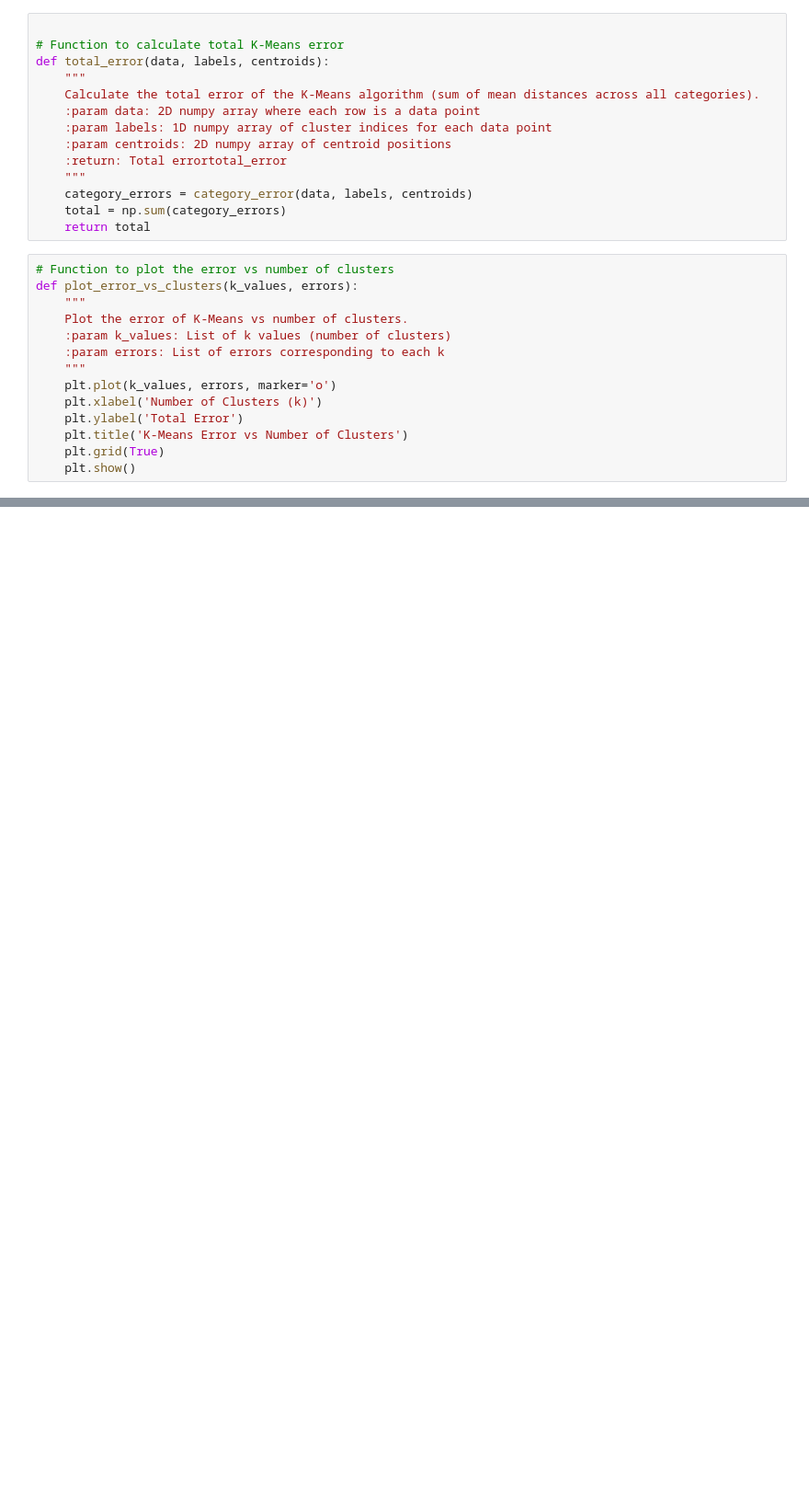
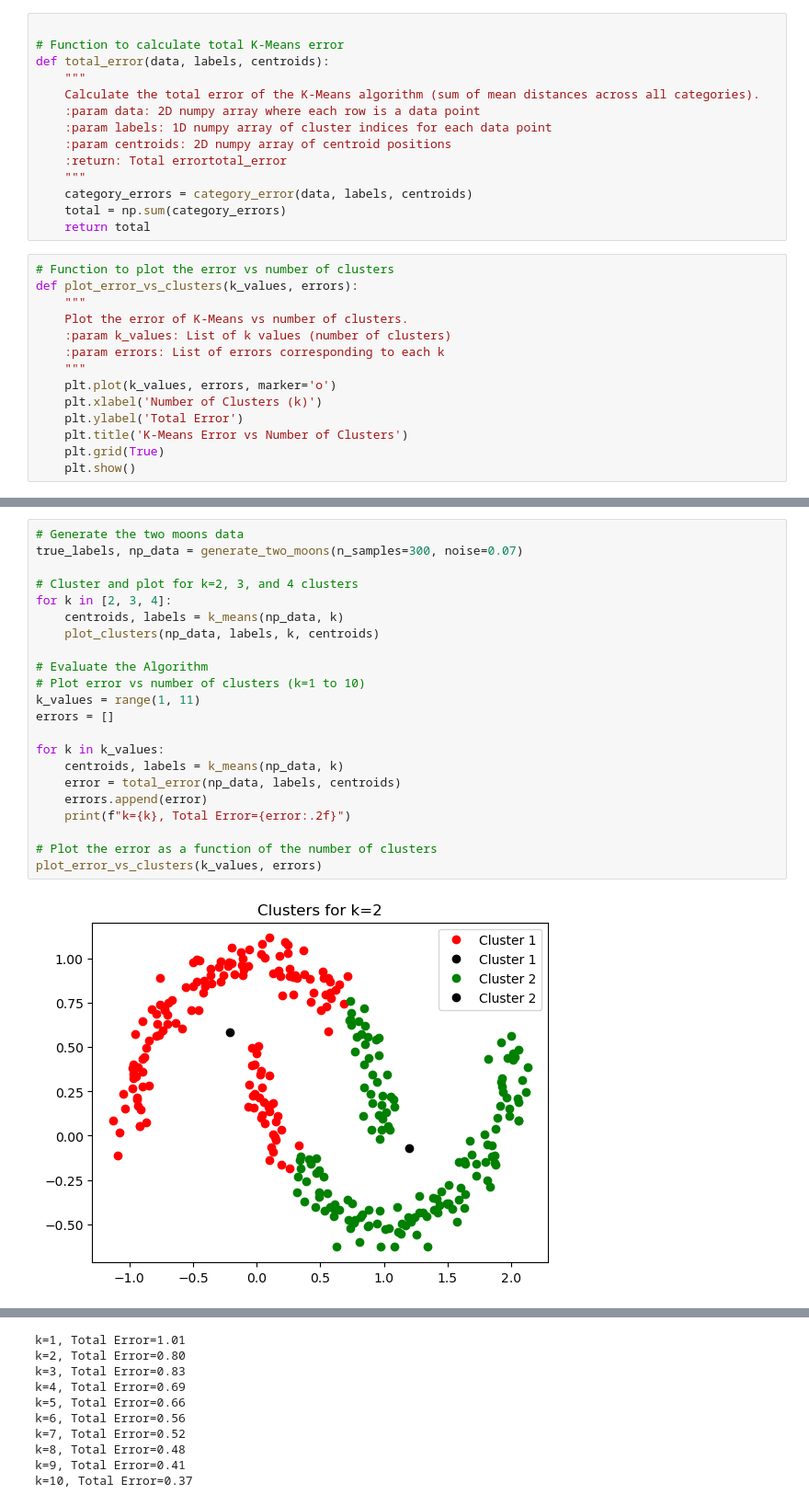
Before and after one commit to mmahdin/Computational-Intelligence-EE-AUT, a Jupyter notebook: lab/4/main.ipynb, the cells around one changed output, grey strips where cells are left out. Shown at 92% size. Drawn from its saved outputs; the diff is of its cells as text; blank space fills up the shorter version.

Commit message:
lab4 -> two moons

```diff
--- a/lab/4/main.ipynb
+++ b/lab/4/main.ipynb
@@ -188,0 +231,24 @@ plot_error_vs_clusters(k_values, errors)
+# %%
+# Generate the two moons data
+true_labels, np_data = generate_two_moons(n_samples=300, noise=0.07)
+
+# Cluster and plot for k=2, 3, and 4 clusters
+for k in [2, 3, 4]:
+    centroids, labels = k_means(np_data, k)
+    plot_clusters(np_data, labels, k, centroids)
+
+# Evaluate the Algorithm
+# Plot error vs number of clusters (k=1 to 10)
+k_values = range(1, 11)
+errors = []
+
+for k in k_values:
+    centroids, labels = k_means(np_data, k)
+    error = total_error(np_data, labels, centroids)
+    errors.append(error)
+    print(f"k={k}, Total Error={error:.2f}")
+
+# Plot the error as a function of the number of clusters
+plot_error_vs_clusters(k_values, errors)
+# %% [output]
+[figure, added]
@@ -188,0 +257,10 @@ plot_error_vs_clusters(k_values, errors)
+k=1, Total Error=1.01
+k=2, Total Error=0.80
+k=3, Total Error=0.83
+k=4, Total Error=0.69
+k=5, Total Error=0.66
+k=6, Total Error=0.56
+k=7, Total Error=0.52
+k=8, Total Error=0.48
+k=9, Total Error=0.41
+k=10, Total Error=0.37
```
Also changed, not shown: parts of 12 cells of this notebook, 1 other file.
